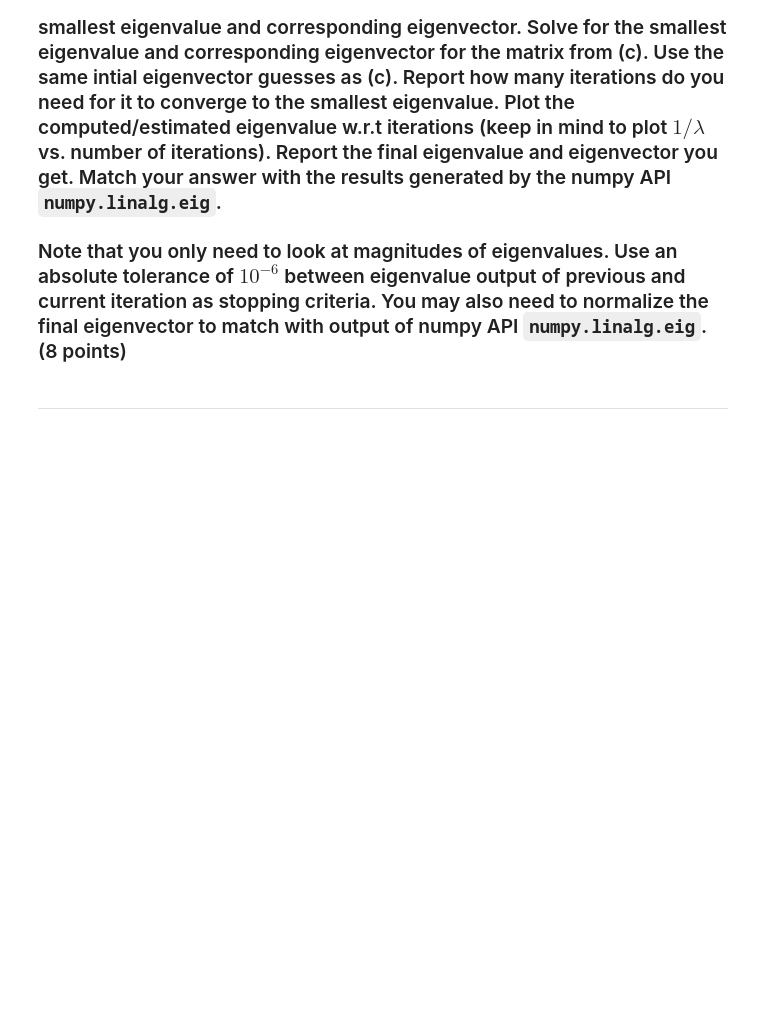
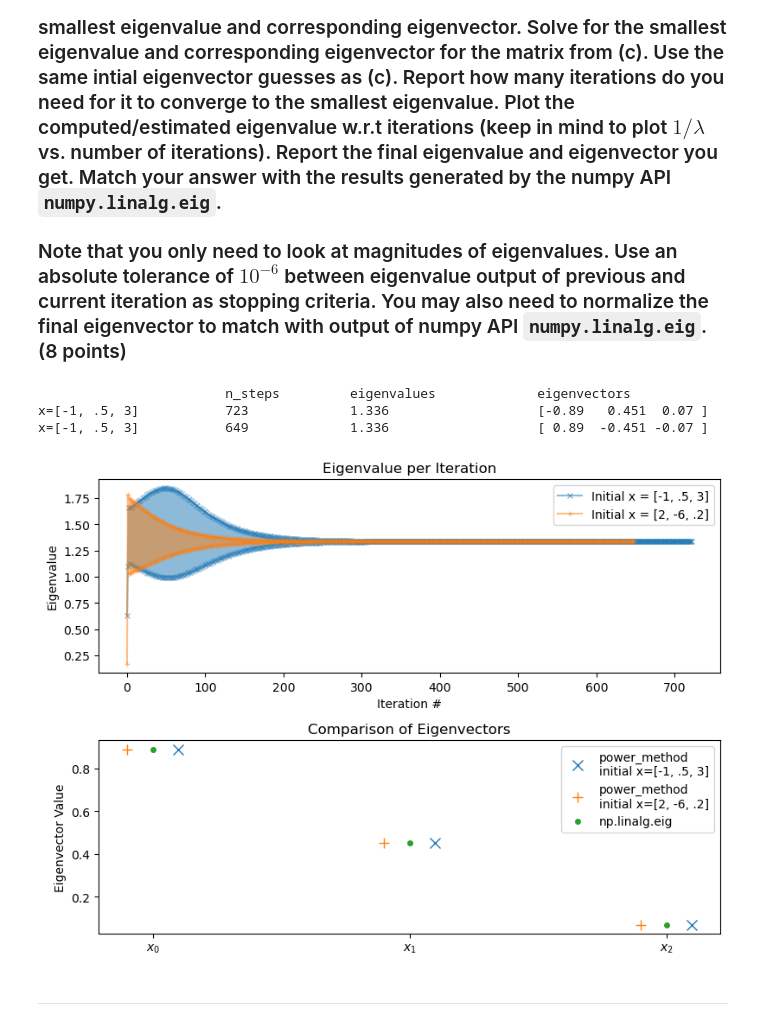
Before and after one commit to ryanhammonds/dsc210, a Jupyter notebook: hw1/solutions_gr/HW1_Q2.ipynb, the cells around one changed output. Drawn from its saved outputs; the diff is of its cells as text; code cells hidden in the pictures; blank space fills up the shorter version.

```diff
--- a/hw1/solutions_gr/HW1_Q2.ipynb
+++ b/hw1/solutions_gr/HW1_Q2.ipynb
@@ -146,3 +243,25 @@ This **contradicts** $\lambda_i\ne \lambda_j\,\forall\, i\ne j$, so we conclude
+# %%
+# !!!! YOUR CODE HERE !!!!
+
+
+def inverse_power_method(A, x, abs_tol=1e-6, max_iter=1000):
+    """Compute eigenvalue & eigenvector via inverse power method."""
+
+    A_inv = np.linalg.inv(A)
+    w_norm, v = power_method(A_inv, x, abs_tol, max_iter)
+    return 1 / w_norm, v
+
+
+w2, v2 = inverse_power_method(A, x0)
+w3, v3 = inverse_power_method(A, x1)
+
+_plot_results(w2, w3, v2, v3, v_np[:, 1])
+_print_results(w2, w3, v2, v3)
+# %% [output]
+                        n_steps         eigenvalues             eigenvectors
+x=[-1, .5, 3]           723             1.336                   [-0.89   0.451  0.07 ]
+x=[-1, .5, 3]           649             1.336                   [ 0.89  -0.451 -0.07 ]
+[figure, added]
 # %% [markdown]
 
 
```
Also changed, not shown: parts of 5 cells of this notebook.
